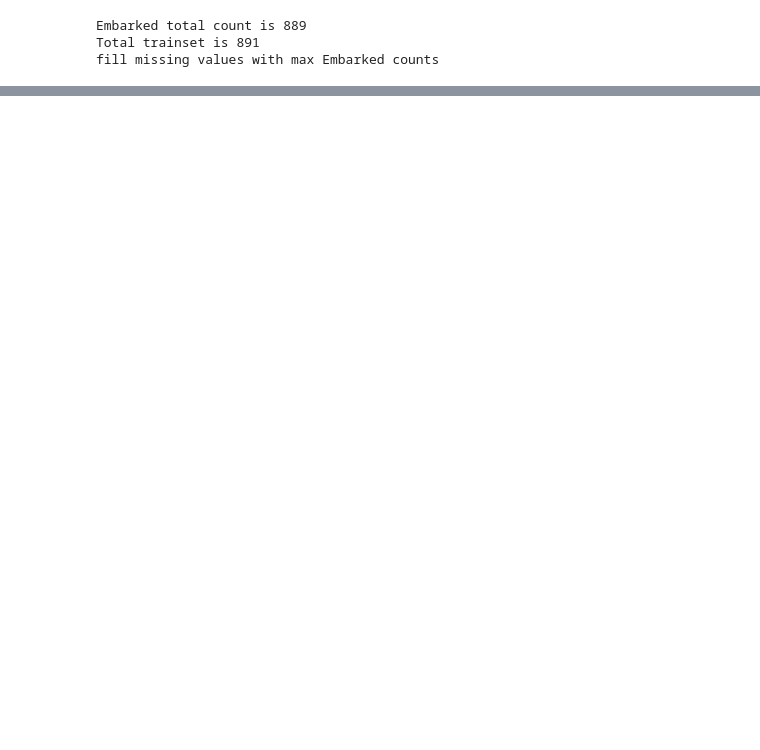
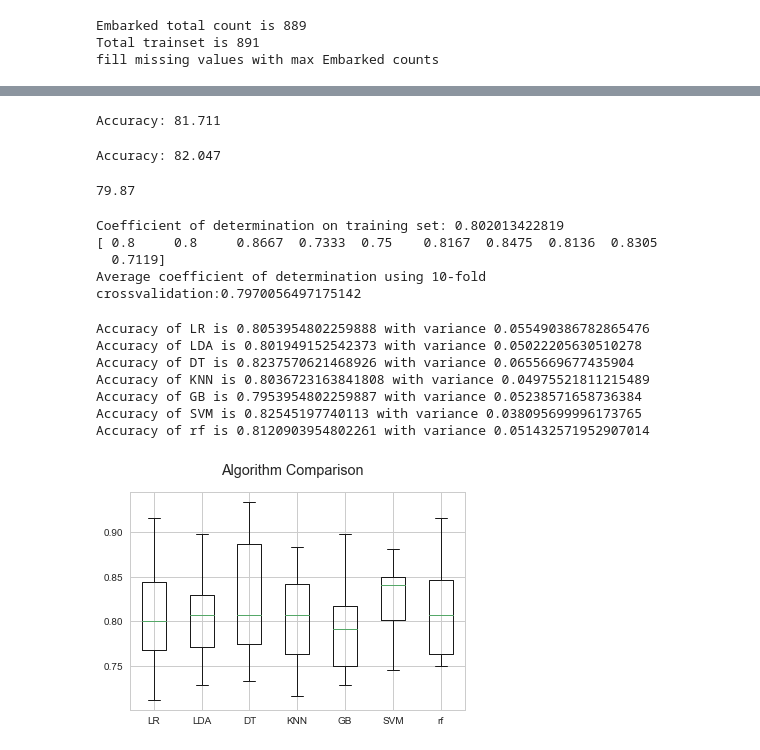
Before and after one commit to krishnamohan-seelam/MachineLearning_obsolete, a Jupyter notebook: classification/Kaggle_Titanic.ipynb, the cells around one changed output, grey strips where cells are left out. Cells and saved outputs as stored; diff of their text form; code cells hidden in the pictures; blank space fills up the shorter version.

```diff
--- a/classification/Kaggle_Titanic.ipynb
+++ b/classification/Kaggle_Titanic.ipynb
@@ -395,0 +507,43 @@ for dataset in full_dataset:
+# %%
+logrmodel = LogisticRegression()
+logrmodel.fit(X_trainmodel, y_trainmodel.values.ravel())
+result = logrmodel.score(X_trainmodel, y_trainmodel.values)
+print ("Accuracy: {0:.3f}".format(result*100.0))
+# %% [output]
+Accuracy: 81.711
+# %%
+logrmodel_l1 = LogisticRegression(penalty='l1', C=1.0)
+logrmodel_l1 .fit(X_trainmodel, y_trainmodel.values.ravel())
+result = logrmodel_l1 .score(X_trainmodel, y_trainmodel.values)
+print ("Accuracy: {0:.3f}".format(result*100.0))
+# %% [output]
+Accuracy: 82.047
+# %%
+from sklearn.svm import LinearSVC
+lin_svc = LinearSVC()
+lin_svc.fit(X_trainmodel, y_trainmodel.values.ravel())
+#y_pred_linear_svc = lin_svc.predict(X_test)
+acc_linear_svc = round(lin_svc.score(X_trainmodel, y_trainmodel) * 100, 2)
+print (acc_linear_svc)
+# %% [output]
+79.87
+# %%
+from sklearn.model_selection import KFold
+from sklearn.model_selection import cross_val_score
+def train_and_evaluate(model, X_train, y_train, t_splits =10,seed=7):
+    model.fit(X_train, y_train)
+    print ("Coefficient of determination on training set:",model.score(X_train, y_train))
+    # create a k-fold cross validation iterator of k=5 folds
+    cv = KFold(n_splits= t_splits,shuffle=True, random_state=seed)
+    scores = cross_val_score(model, X_train, y_train, cv=cv)
+    print(scores)
+    print ("Average coefficient of determination using {0}-fold crossvalidation:{1}".format(t_splits,np.mean(scores)))
+# %%
+from sklearn.discriminant_analysis import LinearDiscriminantAnalysis
+lda_model = LinearDiscriminantAnalysis()
+train_and_evaluate(lda_model,X_trainmodel, y_trainmodel.values.ravel(),10,7)
+# %% [output]
+Coefficient of determination on training set: 0.802013422819
+[ 0.8     0.8     0.8667  0.7333  0.75    0.8167  0.8475  0.8136  0.8305
+  0.7119]
+Average coefficient of determination using 10-fold crossvalidation:0.7970056497175142
@@ -395,0 +560,35 @@ for dataset in full_dataset:
+# %%
+models = []
+models.append(('LR', LogisticRegression()))
+models.append(('LDA', LinearDiscriminantAnalysis()))
+models.append(('DT',DecisionTreeClassifier()))
+models.append(('KNN',KNeighborsClassifier()))
+models.append(('GB',GaussianNB()))
+models.append(('SVM',SVC()))
+models.append(('rf',RandomForestClassifier()))
+# evaluate each model in turn
+results = []
+names = []
+scoring = 'accuracy'
+for name, model in models:
+    kfold = KFold(n_splits=10, random_state=7)
+    cv_results = cross_val_score(model, X_trainmodel, y_trainmodel.values.ravel(), cv=kfold, scoring=scoring)
+    results.append(cv_results)
+    names.append(name)
+    msg = "Accuracy of {0} is {1} with variance {2}".format(name, cv_results.mean(), cv_results.std())
+    print(msg)
+fig = plt.figure()
+fig.suptitle('Algorithm Comparison')
+ax = fig.add_subplot(111)
+plt.boxplot(results)
+ax.set_xticklabels(names)
+plt.show()
+# %% [output]
+Accuracy of LR is 0.8053954802259888 with variance 0.055490386782865476
+Accuracy of LDA is 0.801949152542373 with variance 0.05022205630510278
+Accuracy of DT is 0.8237570621468926 with variance 0.0655669677435904
+Accuracy of KNN is 0.8036723163841808 with variance 0.04975521811215489
+Accuracy of GB is 0.7953954802259887 with variance 0.05238571658736384
+Accuracy of SVM is 0.82545197740113 with variance 0.038095699996173765
+Accuracy of rf is 0.8120903954802261 with variance 0.051432571952907014
+[figure, added]
```
Also changed, not shown: parts of 29 cells of this notebook.
